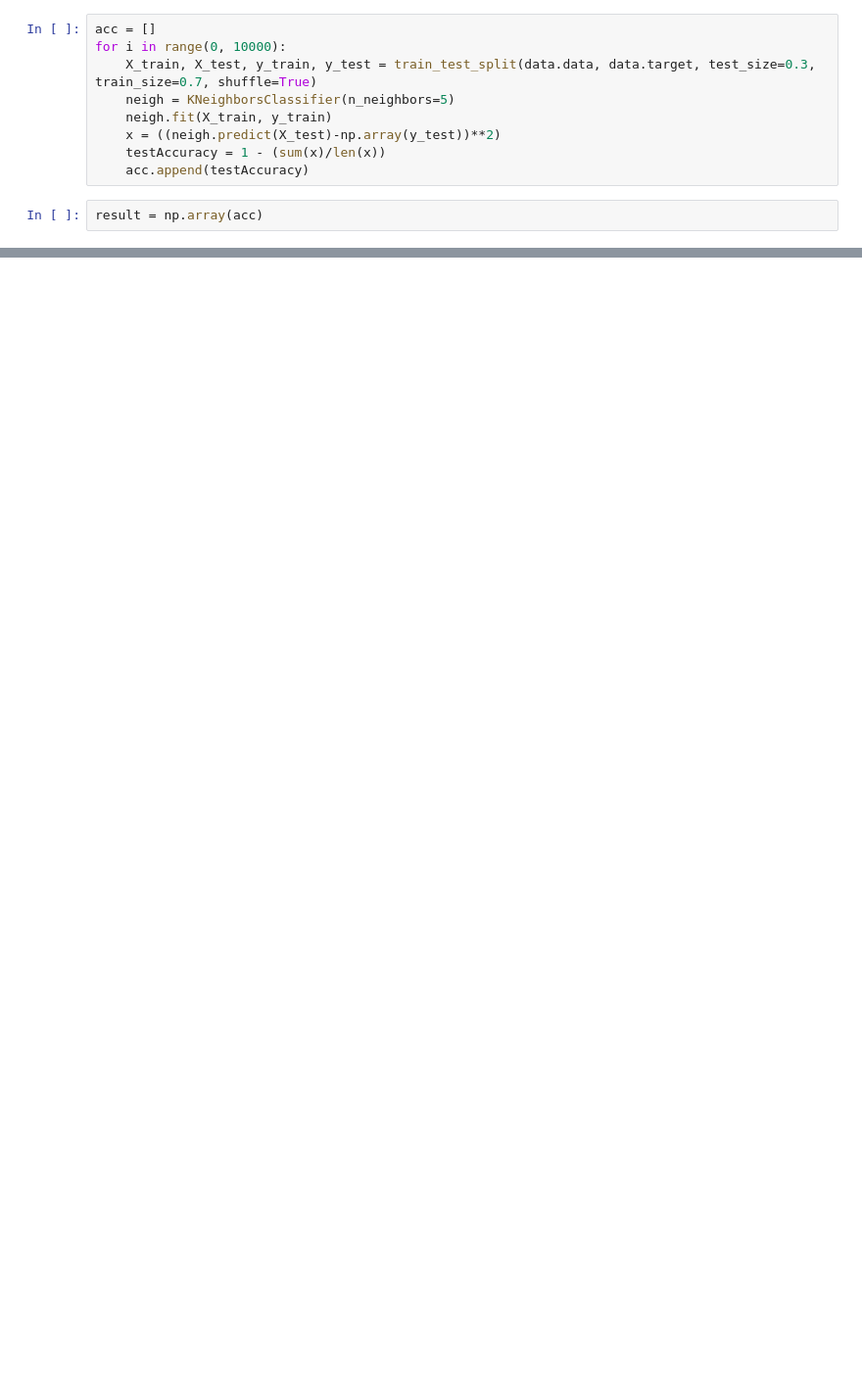
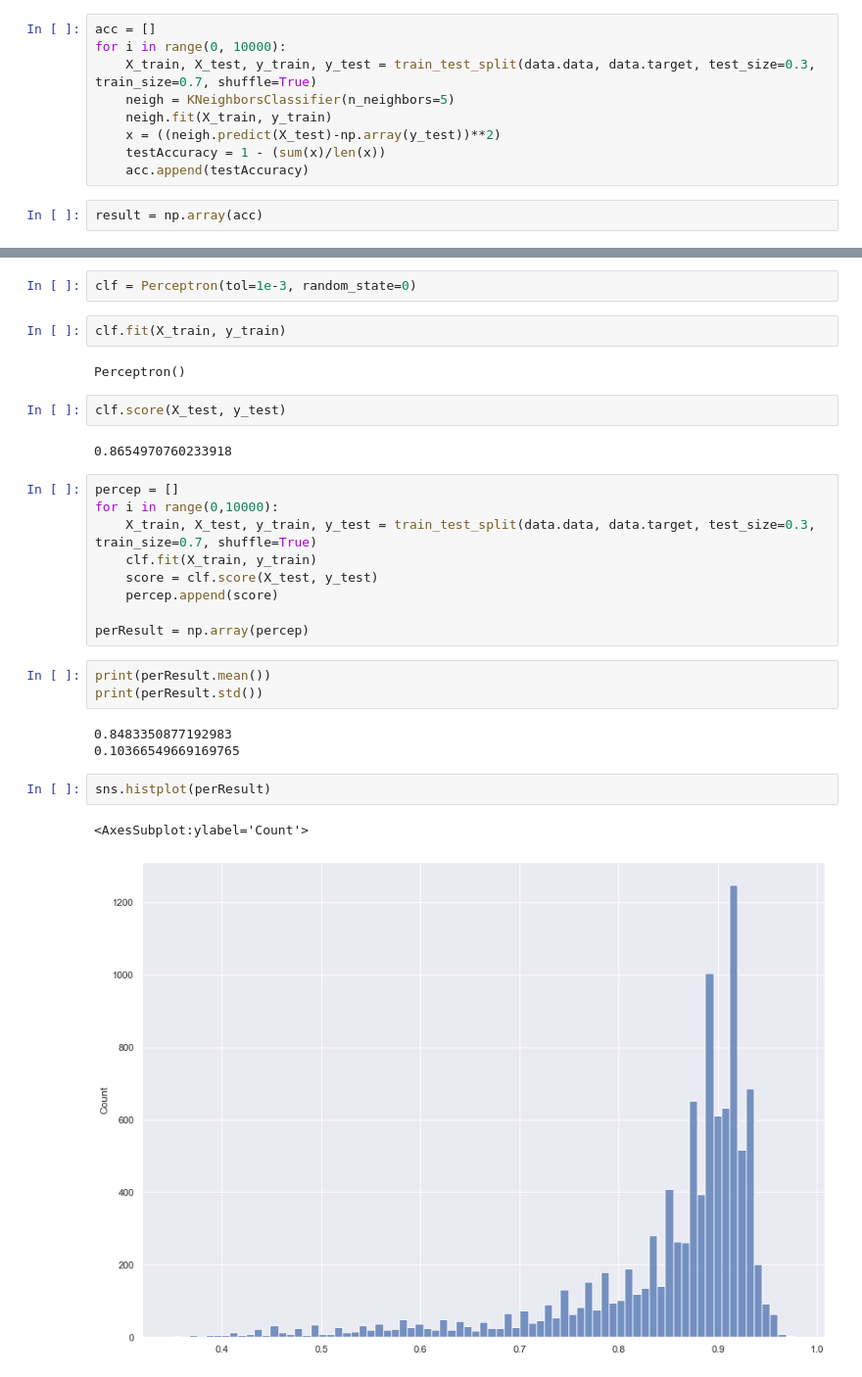
Before and after one commit to dreapadoir/PfDA_Project2, a Jupyter notebook: Project 2.ipynb, the cells around one changed output, grey strips where cells are left out. Shown at 98% size. Cells and saved outputs as stored; diff of their text form; blank space fills up the shorter version.

Commit message:
add Perceptron code

```diff
--- a/Project 2.ipynb
+++ b/Project 2.ipynb
@@ -218,0 +222,30 @@ sns.histplot(result)
+# %%
+clf = Perceptron(tol=1e-3, random_state=0)
+# %%
+clf.fit(X_train, y_train)
+# %% [output]
+Perceptron()
+# %%
+clf.score(X_test, y_test)
+# %% [output]
+0.8654970760233918
+# %%
+percep = []
+for i in range(0,10000):
+    X_train, X_test, y_train, y_test = train_test_split(data.data, data.target, test_size=0.3, train_size=0.7, shuffle=True)
+    clf.fit(X_train, y_train)
+    score = clf.score(X_test, y_test)
+    percep.append(score)
+
+perResult = np.array(percep)
+# %%
+print(perResult.mean())
+print(perResult.std())
+# %% [output]
+0.8483350877192983
+0.10366549669169765
+# %%
+sns.histplot(perResult)
+# %% [output]
+<AxesSubplot:ylabel='Count'>
+[figure, added]
```
Also changed, not shown: parts of 10 cells of this notebook.
